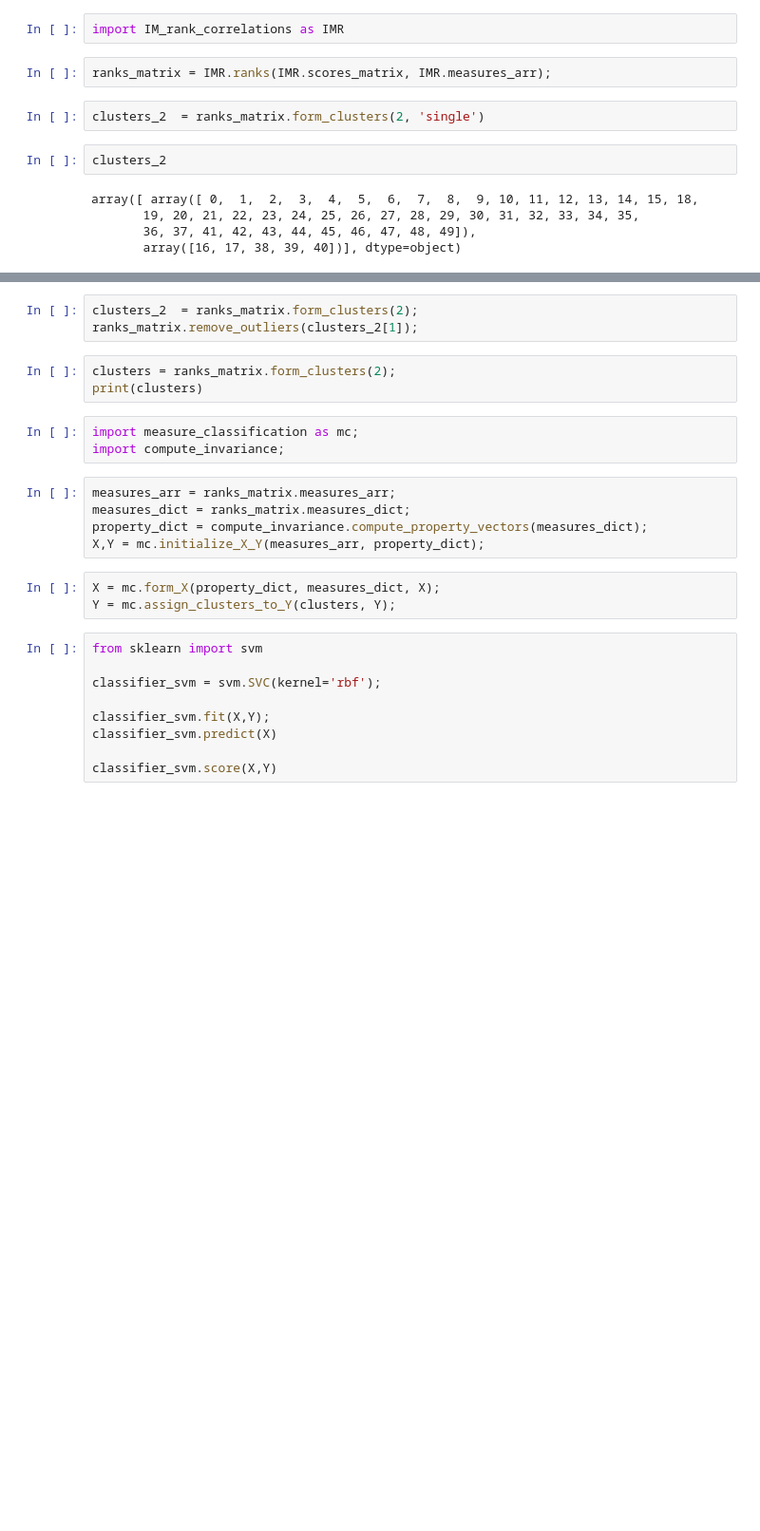
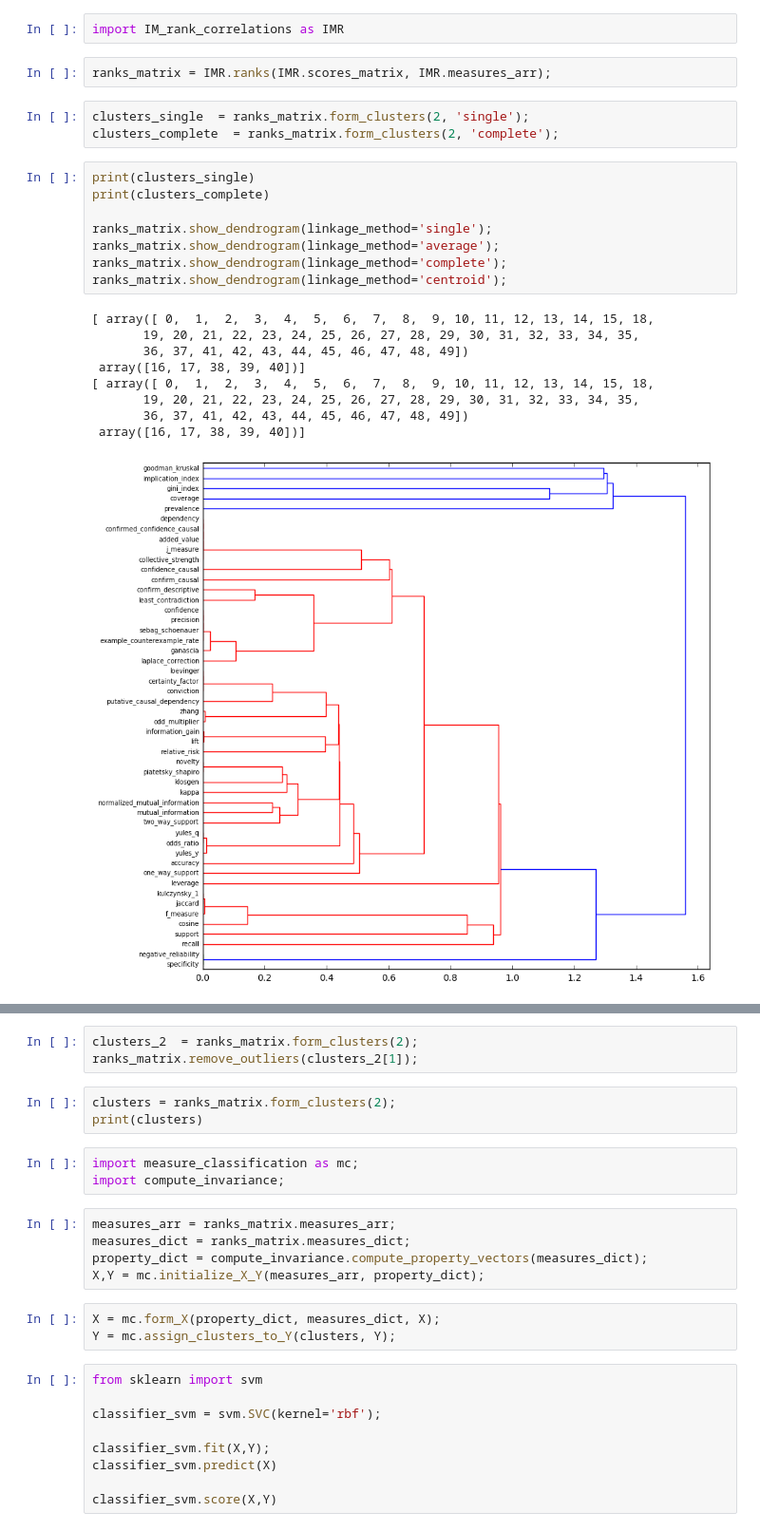
Before and after one commit to Nk173/arm_sourcecode, a Jupyter notebook: Workbook.ipynb, the cells around one changed output, grey strips where cells are left out. Shown at 95% size. Saved outputs shown, nothing was run; the diff lists cells and outputs as text; blank space fills up the shorter version.

Commit message:
clustering technique added as an option

```diff
--- a/Workbook.ipynb
+++ b/Workbook.ipynb
@@ -3,11 +3,23 @@ import IM_rank_correlations as IMR
 # %%
 ranks_matrix = IMR.ranks(IMR.scores_matrix, IMR.measures_arr);
 # %%
-clusters_2  = ranks_matrix.form_clusters(2, 'single')
+clusters_single  = ranks_matrix.form_clusters(2, 'single');
+clusters_complete  = ranks_matrix.form_clusters(2, 'complete');
-# %%
-clusters_2
-# %% [output]
-array([ array([ 0,  1,  2,  3,  4,  5,  6,  7,  8,  9, 10, 11, 12, 13, 14, 15, 18,
-       19, 20, 21, 22, 23, 24, 25, 26, 27, 28, 29, 30, 31, 32, 33, 34, 35,
-       36, 37, 41, 42, 43, 44, 45, 46, 47, 48, 49]),
-       array([16, 17, 38, 39, 40])], dtype=object)
+# %%
+print(clusters_single)
+print(clusters_complete)
+
+ranks_matrix.show_dendrogram(linkage_method='single');
+ranks_matrix.show_dendrogram(linkage_method='average');
+ranks_matrix.show_dendrogram(linkage_method='complete');
+ranks_matrix.show_dendrogram(linkage_method='centroid');
+# %% [output]
+[ array([ 0,  1,  2,  3,  4,  5,  6,  7,  8,  9, 10, 11, 12, 13, 14, 15, 18,
+       19, 20, 21, 22, 23, 24, 25, 26, 27, 28, 29, 30, 31, 32, 33, 34, 35,
+       36, 37, 41, 42, 43, 44, 45, 46, 47, 48, 49])
+ array([16, 17, 38, 39, 40])]
+[ array([ 0,  1,  2,  3,  4,  5,  6,  7,  8,  9, 10, 11, 12, 13, 14, 15, 18,
+       19, 20, 21, 22, 23, 24, 25, 26, 27, 28, 29, 30, 31, 32, 33, 34, 35,
+       36, 37, 41, 42, 43, 44, 45, 46, 47, 48, 49])
+ array([16, 17, 38, 39, 40])]
+[figure, added]
```
Also changed, not shown: parts of 1 cell of this notebook, 1 other file.
